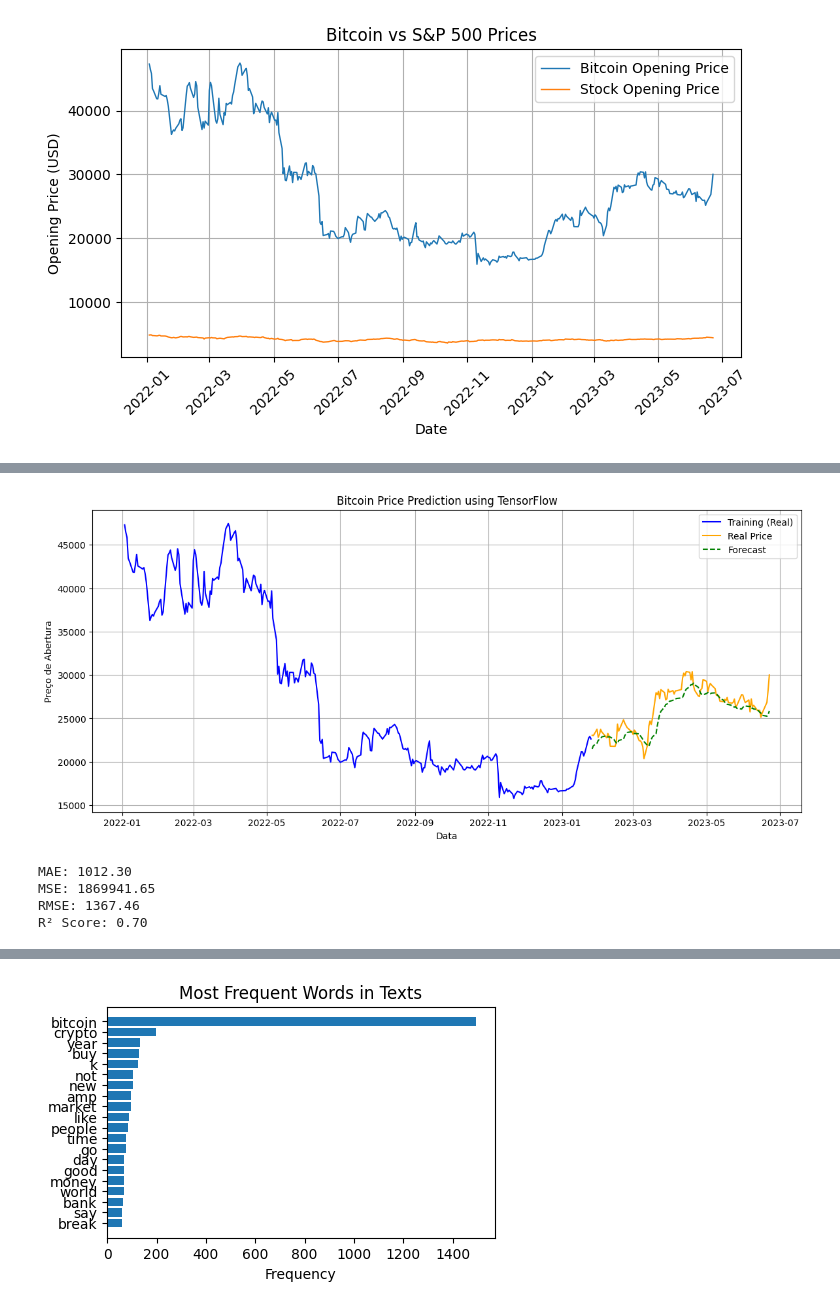
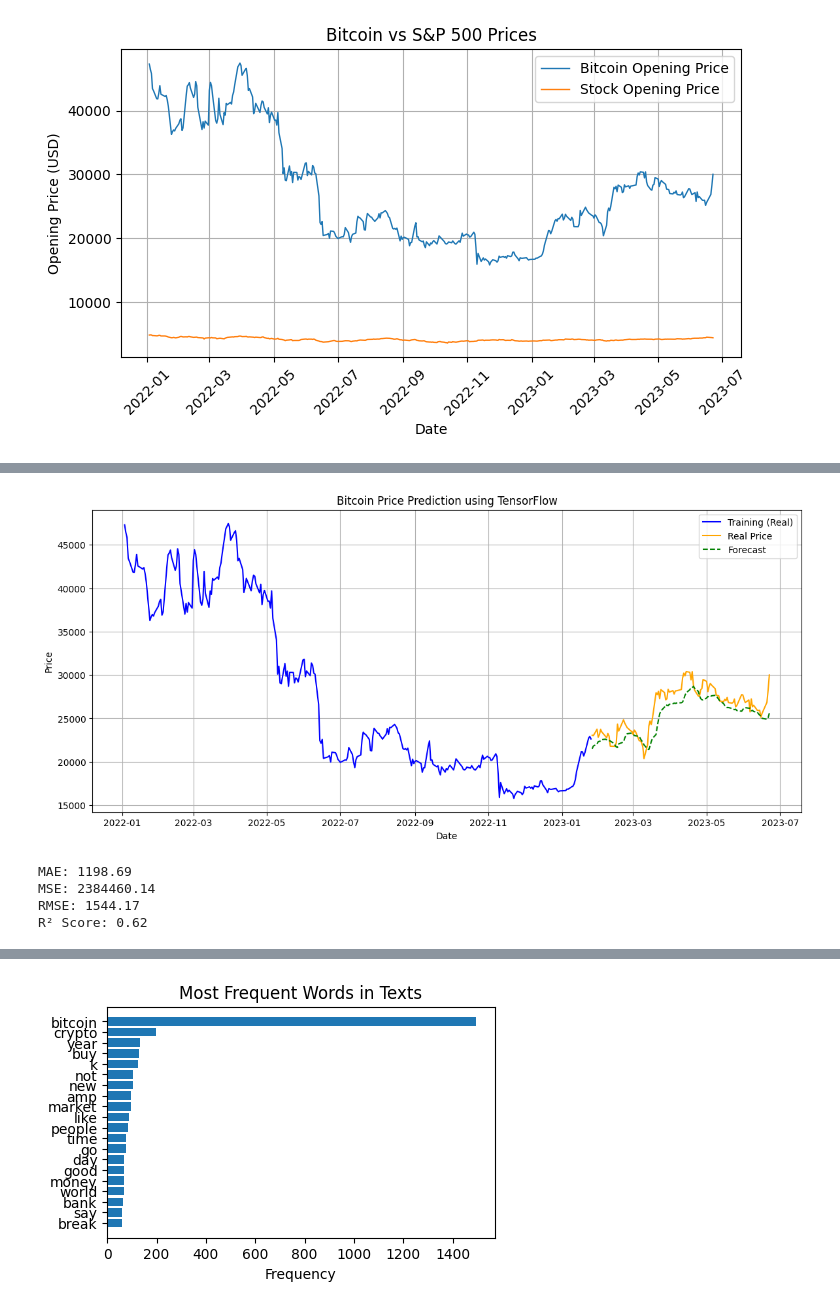
Before and after one commit to Jaum1204/StockBTC-Sentiment-Price, a Jupyter notebook: Visualization.ipynb, the cells around one changed output, grey strips where cells are left out. Cells and saved outputs as stored; diff of their text form; code cells hidden in the pictures.

```diff
--- a/Visualization.ipynb
+++ b/Visualization.ipynb
@@ -37,7 +37,7 @@ plt.show()
 prices.reset_index(inplace=True)
 window = 30
 neurons = 64
-epochs_count = 40
+epochs_count = 60
 batch = 32
 # %%
 btc_model = prices[['Date', 'Open_B']].dropna()
@@ -58,8 +58,6 @@ X, y = create_sequences(btc_model['Scaled'].values, window_size)
 X = X.reshape((X.shape[0], X.shape[1], 1))
 
 X_train, X_test, y_train, y_test = train_test_split(X, y, test_size=0.3, shuffle=False)
-
-test = []
 
 model = Sequential([
     Input(shape=(window_size, 1)),
@@ -81,8 +79,8 @@ plt.plot(btc_model['Date'].iloc[:len(X_train) + window_size],
 plt.plot(btc_model['Date'].iloc[-len(y_test_inv):], y_test_inv.ravel(), label='Real Price', color='orange')
 plt.plot(btc_model['Date'].iloc[-len(y_pred_inv):], y_pred_inv.ravel(), label='Forecast', color='green', linestyle='dashed')
 plt.title('Bitcoin Price Prediction using TensorFlow')
-plt.xlabel('Data')
-plt.ylabel('Preço de Abertura')
+plt.xlabel('Date')
+plt.ylabel('Price')
 plt.legend()
 plt.grid()
 plt.show()
@@ -118,5 +116,5 @@ Epoch 40/40
-[figure, old version]
+[figure, new version]
-MAE: 1012.30
-MSE: 1869941.65
-RMSE: 1367.46
-R² Score: 0.70
+MAE: 1198.69
+MSE: 2384460.14
+RMSE: 1544.17
+R² Score: 0.62
```
Also changed, not shown: parts of 3 cells of this notebook, 1 other file.
